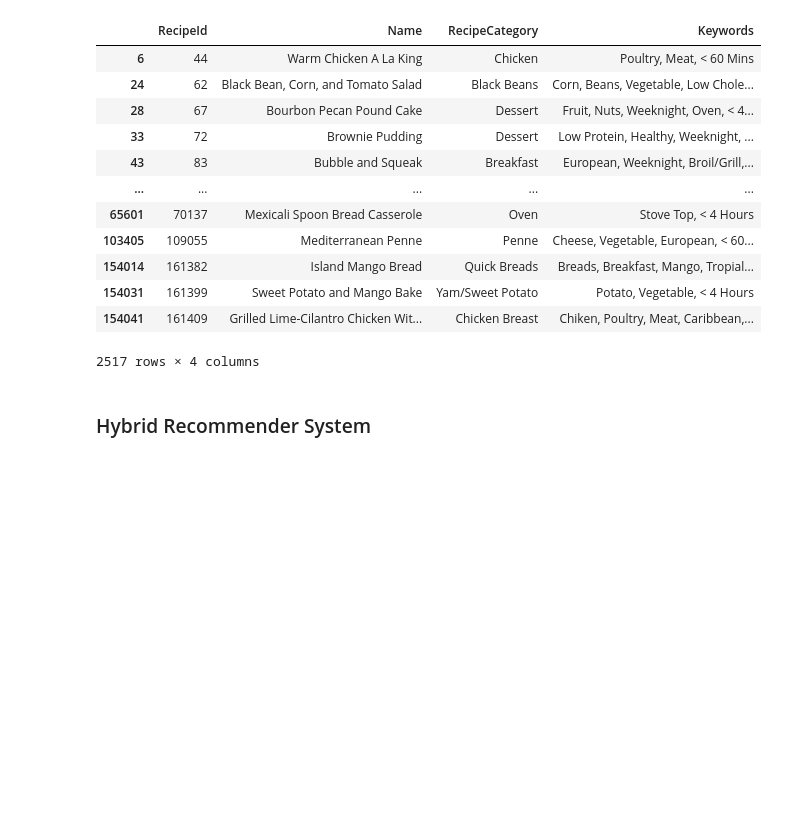
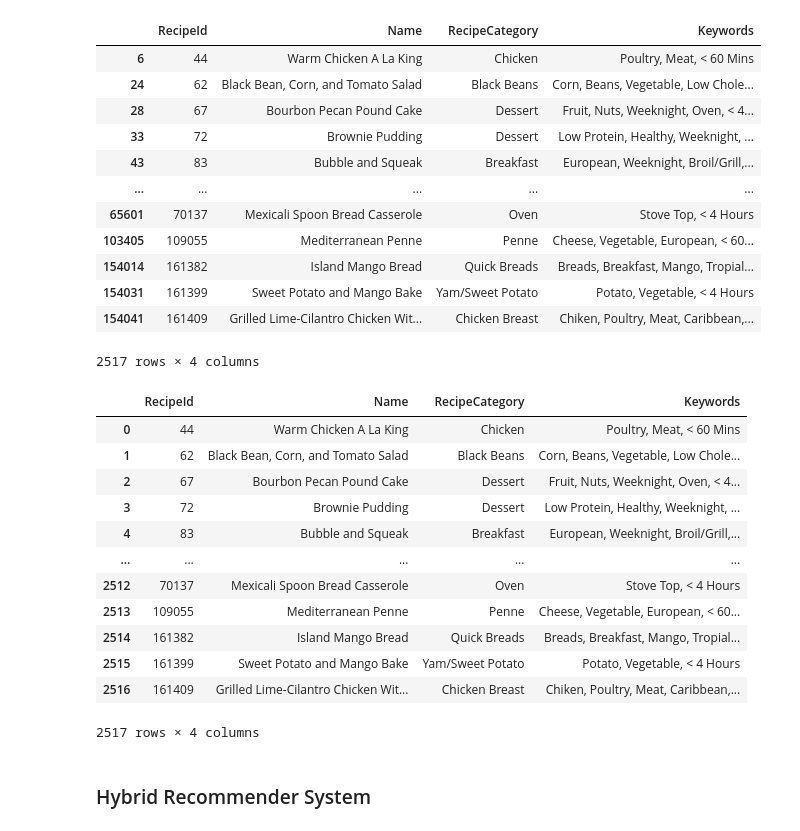
Before and after one commit to fadilmr/SysRec-FoodHybrid, a Jupyter notebook: FoodHybrid.ipynb, the cells around one changed output. Drawn from its saved outputs; the diff is of its cells as text; code cells hidden in the pictures; blank space fills up the shorter version.

```diff
--- a/FoodHybrid.ipynb
+++ b/FoodHybrid.ipynb
@@ -237,6 +249,24 @@ df_recipes_filtered
 | 154031 | 161399 | Sweet Potato and Mango Bake | Yam/Sweet Potato | Potato, Vegetable, < 4 Hours |
 | 154041 | 161409 | Grilled Lime-Cilantro Chicken Wit... | Chicken Breast | Chiken, Poultry, Meat, Caribbean,... |
 2517 rows × 4 columns
+# %%
+# reset index
+df_recipes_filtered.reset_index(drop=True, inplace=True)
+df_recipes_filtered
+# %% [output]
+|  | RecipeId | Name | RecipeCategory | Keywords |
+| 0 | 44 | Warm Chicken A La King | Chicken | Poultry, Meat, < 60 Mins |
+| 1 | 62 | Black Bean, Corn, and Tomato Salad | Black Beans | Corn, Beans, Vegetable, Low Chole... |
+| 2 | 67 | Bourbon Pecan Pound Cake | Dessert | Fruit, Nuts, Weeknight, Oven, < 4... |
+| 3 | 72 | Brownie Pudding | Dessert | Low Protein, Healthy, Weeknight, ... |
+| 4 | 83 | Bubble and Squeak | Breakfast | European, Weeknight, Broil/Grill,... |
+| ... | ... | ... | ... | ... |
+| 2512 | 70137 | Mexicali Spoon Bread Casserole | Oven | Stove Top, < 4 Hours |
+| 2513 | 109055 | Mediterranean Penne | Penne | Cheese, Vegetable, European, < 60... |
+| 2514 | 161382 | Island Mango Bread | Quick Breads | Breads, Breakfast, Mango, Tropial... |
+| 2515 | 161399 | Sweet Potato and Mango Bake | Yam/Sweet Potato | Potato, Vegetable, < 4 Hours |
+| 2516 | 161409 | Grilled Lime-Cilantro Chicken Wit... | Chicken Breast | Chiken, Poultry, Meat, Caribbean,... |
+2517 rows × 4 columns
 # %%
 # find average rating and review count for each recipe from df_reviews_cleaned
 # df_rating_average = df_reviews_cleaned.groupby(['RecipeId']).mean()
```
Also changed, not shown: parts of 25 cells of this notebook.
